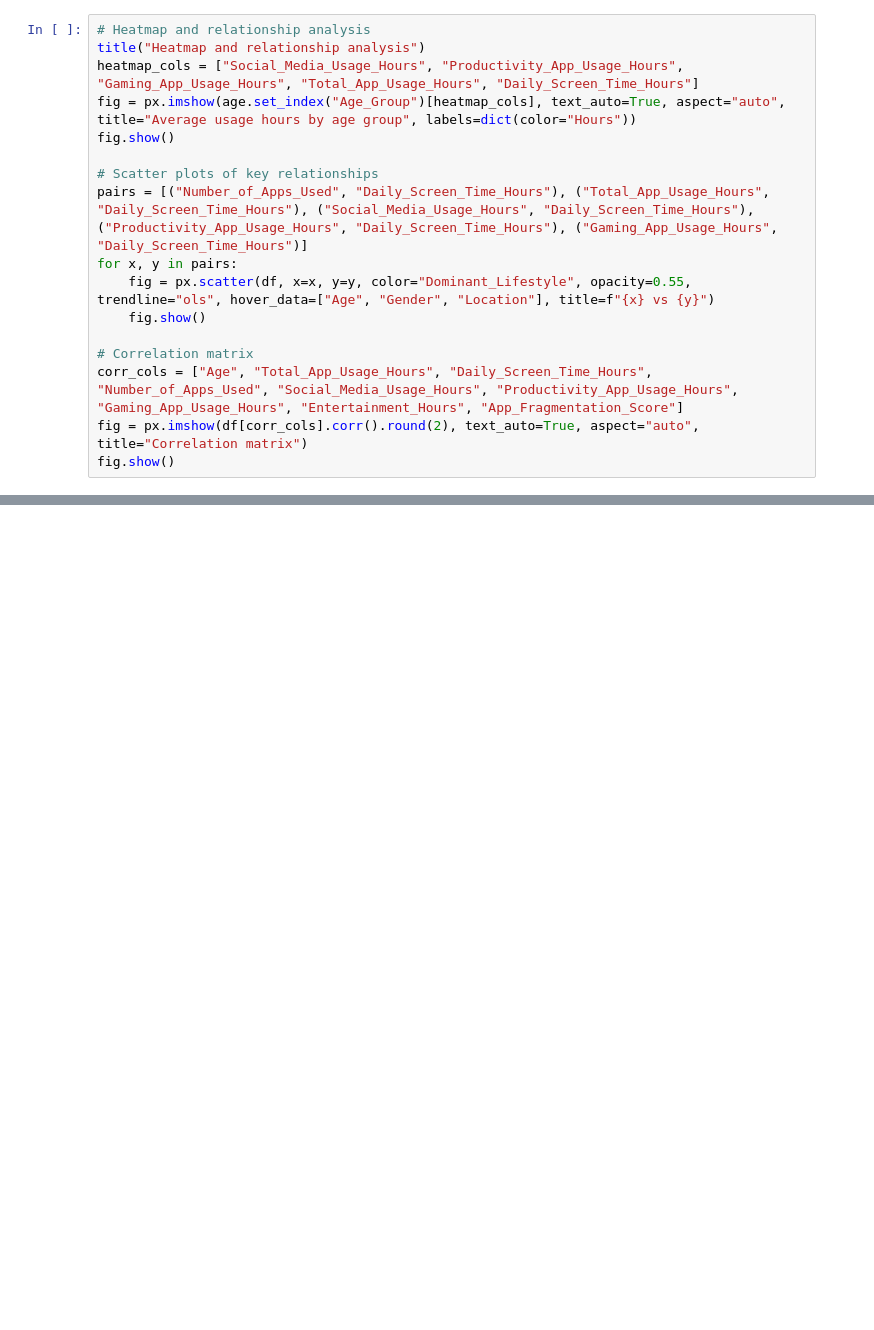
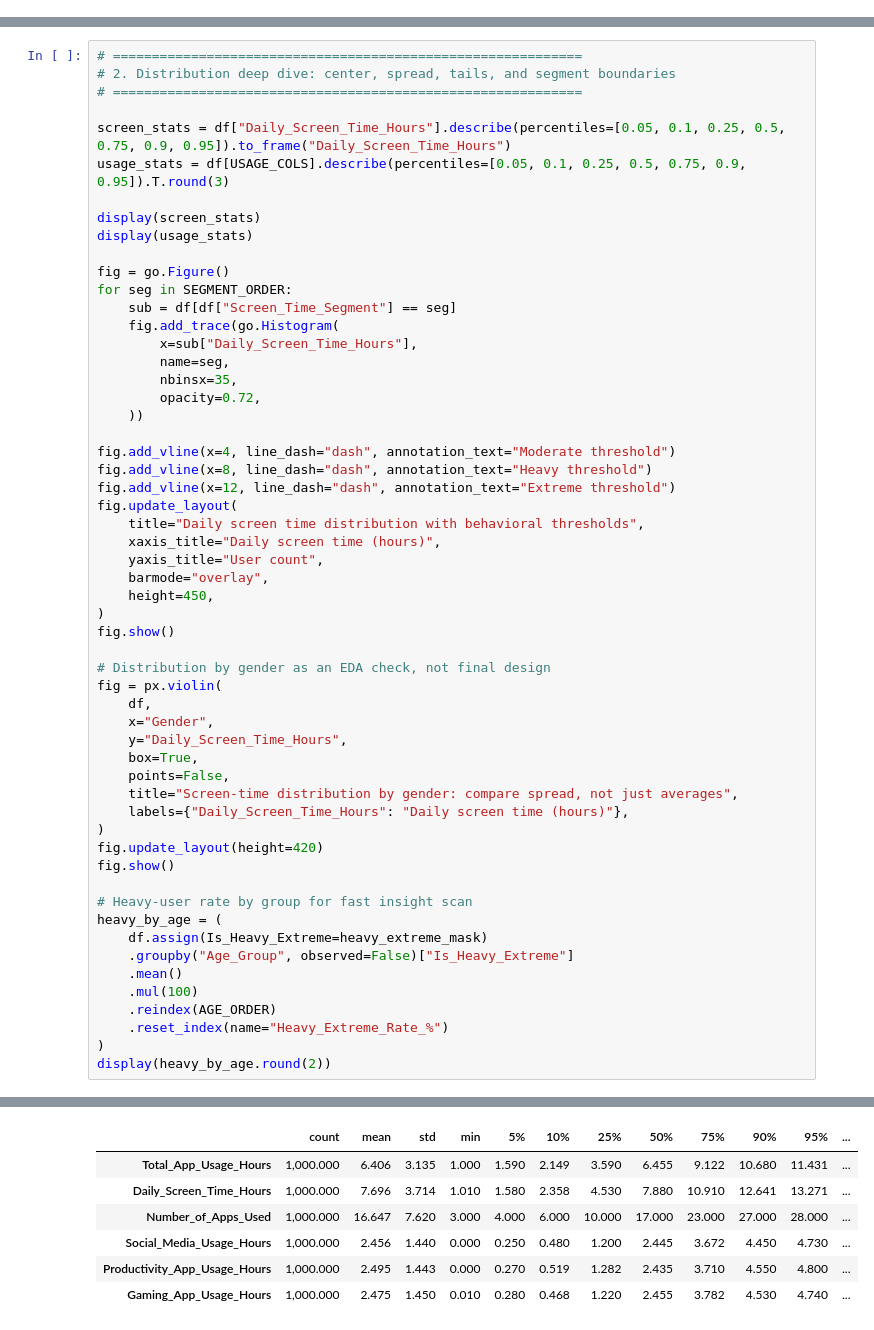
Before and after one commit to QuanNguyen28/Group14_IT4023E_Dataviz_project, a Jupyter notebook: notebooks/03_eda_insight_discovery.ipynb, the cells around one changed output, grey strips where cells are left out. Cells and saved outputs as stored; diff of their text form; blank space fills up the shorter version.

```diff
--- a/notebooks/03_eda_insight_discovery.ipynb
+++ b/notebooks/03_eda_insight_discovery.ipynb
@@ -100,17 +0,0 @@ px.bar(gender, x="Gender", y="Daily_Screen_Time_Hours", text="Daily_Screen_Time_
-# %%
-# Heatmap and relationship analysis
-title("Heatmap and relationship analysis")
-heatmap_cols = ["Social_Media_Usage_Hours", "Productivity_App_Usage_Hours", "Gaming_App_Usage_Hours", "Total_App_Usage_Hours", "Daily_Screen_Time_Hours"]
-fig = px.imshow(age.set_index("Age_Group")[heatmap_cols], text_auto=True, aspect="auto", title="Average usage hours by age group", labels=dict(color="Hours"))
-fig.show()
-
-# Scatter plots of key relationships
-pairs = [("Number_of_Apps_Used", "Daily_Screen_Time_Hours"), ("Total_App_Usage_Hours", "Daily_Screen_Time_Hours"), ("Social_Media_Usage_Hours", "Daily_Screen_Time_Hours"), ("Productivity_App_Usage_Hours", "Daily_Screen_Time_Hours"), ("Gaming_App_Usage_Hours", "Daily_Screen_Time_Hours")]
-for x, y in pairs:
-    fig = px.scatter(df, x=x, y=y, color="Dominant_Lifestyle", opacity=0.55, trendline="ols", hover_data=["Age", "Gender", "Location"], title=f"{x} vs {y}")
-    fig.show()
-
-# Correlation matrix
-corr_cols = ["Age", "Total_App_Usage_Hours", "Daily_Screen_Time_Hours", "Number_of_Apps_Used", "Social_Media_Usage_Hours", "Productivity_App_Usage_Hours", "Gaming_App_Usage_Hours", "Entertainment_Hours", "App_Fragmentation_Score"]
-fig = px.imshow(df[corr_cols].corr().round(2), text_auto=True, aspect="auto", title="Correlation matrix")
-fig.show()
@@ -128,0 +224,57 @@ insights.to_csv(PROCESSED_DIR / "eda_key_insights.csv", index=False)
+# %%
+# ============================================================
+# 2. Distribution deep dive: center, spread, tails, and segment boundaries
+# ============================================================
+
+screen_stats = df["Daily_Screen_Time_Hours"].describe(percentiles=[0.05, 0.1, 0.25, 0.5, 0.75, 0.9, 0.95]).to_frame("Daily_Screen_Time_Hours")
+usage_stats = df[USAGE_COLS].describe(percentiles=[0.05, 0.1, 0.25, 0.5, 0.75, 0.9, 0.95]).T.round(3)
+
+display(screen_stats)
+display(usage_stats)
+
+fig = go.Figure()
+for seg in SEGMENT_ORDER:
+    sub = df[df["Screen_Time_Segment"] == seg]
+    fig.add_trace(go.Histogram(
+        x=sub["Daily_Screen_Time_Hours"],
+        name=seg,
+        nbinsx=35,
+        opacity=0.72,
+    ))
+
+fig.add_vline(x=4, line_dash="dash", annotation_text="Moderate threshold")
+fig.add_vline(x=8, line_dash="dash", annotation_text="Heavy threshold")
+fig.add_vline(x=12, line_dash="dash", annotation_text="Extreme threshold")
+fig.update_layout(
+    title="Daily screen time distribution with behavioral thresholds",
+    xaxis_title="Daily screen time (hours)",
+    yaxis_title="User count",
+    barmode="overlay",
+    height=450,
+)
+fig.show()
+
+# Distribution by gender as an EDA check, not final design
+fig = px.violin(
+    df,
+    x="Gender",
+    y="Daily_Screen_Time_Hours",
+    box=True,
+    points=False,
+    title="Screen-time distribution by gender: compare spread, not just averages",
+    labels={"Daily_Screen_Time_Hours": "Daily screen time (hours)"},
+)
+fig.update_layout(height=420)
+fig.show()
+
+# Heavy-user rate by group for fast insight scan
+heavy_by_age = (
+    df.assign(Is_Heavy_Extreme=heavy_extreme_mask)
+    .groupby("Age_Group", observed=False)["Is_Heavy_Extreme"]
+    .mean()
+    .mul(100)
+    .reindex(AGE_ORDER)
+    .reset_index(name="Heavy_Extreme_Rate_%")
+)
+display(heavy_by_age.round(2))
+# %% [output]
@@ -128,0 +294,7 @@ insights.to_csv(PROCESSED_DIR / "eda_key_insights.csv", index=False)
+|  | count | mean | std | min | 5% | 10% | 25% | 50% | 75% | 90% | 95% | ... |
+| Total_App_Usage_Hours | 1,000.000 | 6.406 | 3.135 | 1.000 | 1.590 | 2.149 | 3.590 | 6.455 | 9.122 | 10.680 | 11.431 | ... |
+| Daily_Screen_Time_Hours | 1,000.000 | 7.696 | 3.714 | 1.010 | 1.580 | 2.358 | 4.530 | 7.880 | 10.910 | 12.641 | 13.271 | ... |
+| Number_of_Apps_Used | 1,000.000 | 16.647 | 7.620 | 3.000 | 4.000 | 6.000 | 10.000 | 17.000 | 23.000 | 27.000 | 28.000 | ... |
+| Social_Media_Usage_Hours | 1,000.000 | 2.456 | 1.440 | 0.000 | 0.250 | 0.480 | 1.200 | 2.445 | 3.672 | 4.450 | 4.730 | ... |
+| Productivity_App_Usage_Hours | 1,000.000 | 2.495 | 1.443 | 0.000 | 0.270 | 0.519 | 1.282 | 2.435 | 3.710 | 4.550 | 4.800 | ... |
+| Gaming_App_Usage_Hours | 1,000.000 | 2.475 | 1.450 | 0.010 | 0.280 | 0.468 | 1.220 | 2.455 | 3.782 | 4.530 | 4.740 | ... |
```
Also changed, not shown: parts of 17 cells of this notebook, 41 other files.
